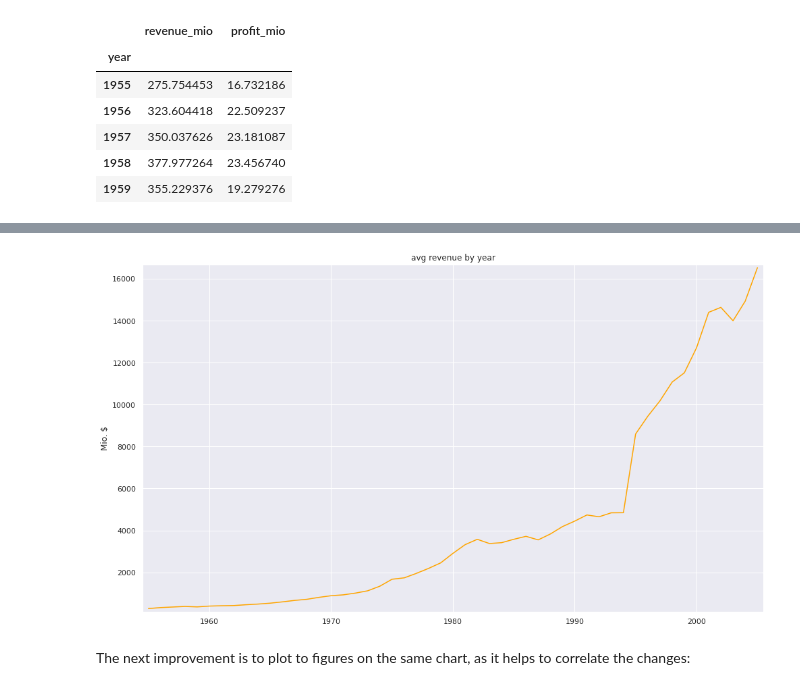
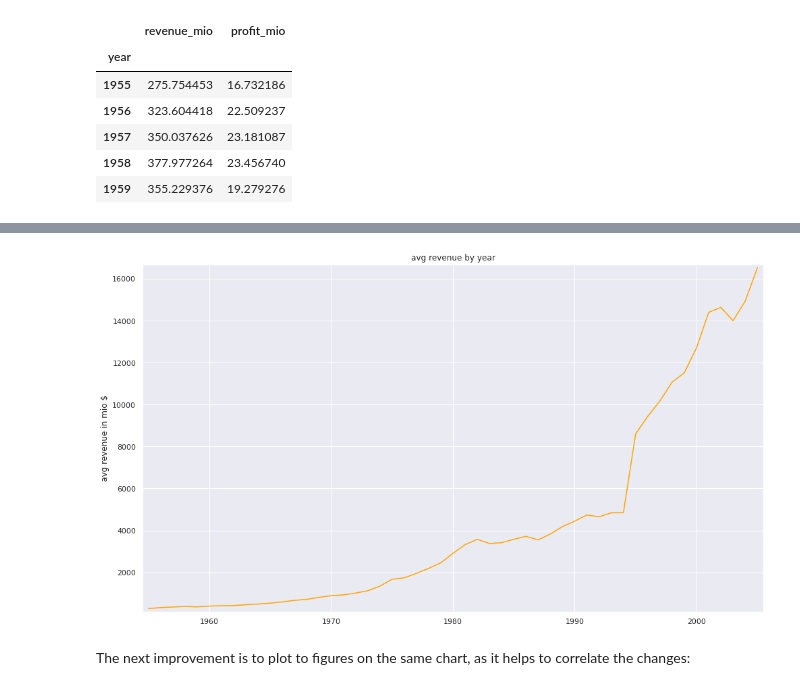
Before and after one commit to krysopath/jupyter-examples, a Jupyter notebook: Examples.ipynb, the cells around one changed output, grey strips where cells are left out. Cells and saved outputs as stored; diff of their text form; code cells hidden in the pictures.

```diff
--- a/Examples.ipynb
+++ b/Examples.ipynb
@@ -218,8 +218,7 @@ by_year.mean().head()
 | 1958 | 377.977264 | 23.456740 |
 | 1959 | 355.229376 | 19.279276 |
 # %%
-def plot(x, y, ax, y_label, color):
-    ax.set_ylabel(y_label)
+def plot(x, y, ax, color):
     ax.plot(x, y, color=color)
     ax.margins(.01, .01)
 # %%
@@ -237,13 +238,14 @@ fig.tight_layout()
 # %%
 fig, ax = plt.subplots()
 ax.set_title("avg revenue by year")
-plot(avgs.index, avgs.revenue_mio, ax, "Mio. $", "orange")
+ax.set_ylabel("avg revenue in mio $")
+plot(avgs.index, avgs.revenue_mio, ax, "orange")
 
 
 fig.set_size_inches(14, 8)
 fig.tight_layout()
 # %% [output]
-[figure, old version]
+[figure, new version]
 # %% [markdown]
 The next improvement is to plot to figures on the same chart, as it helps to correlate the changes:
 # %%
```
Also changed, not shown: parts of 13 cells of this notebook.
